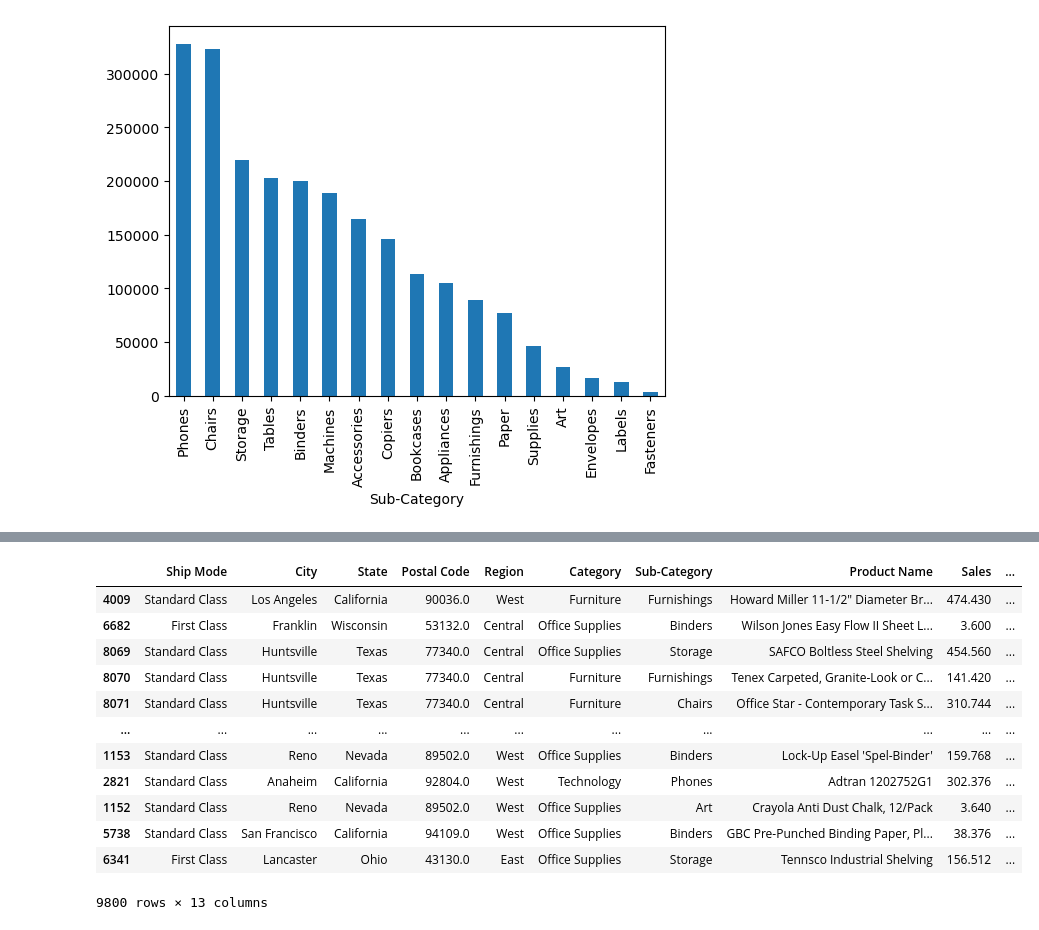
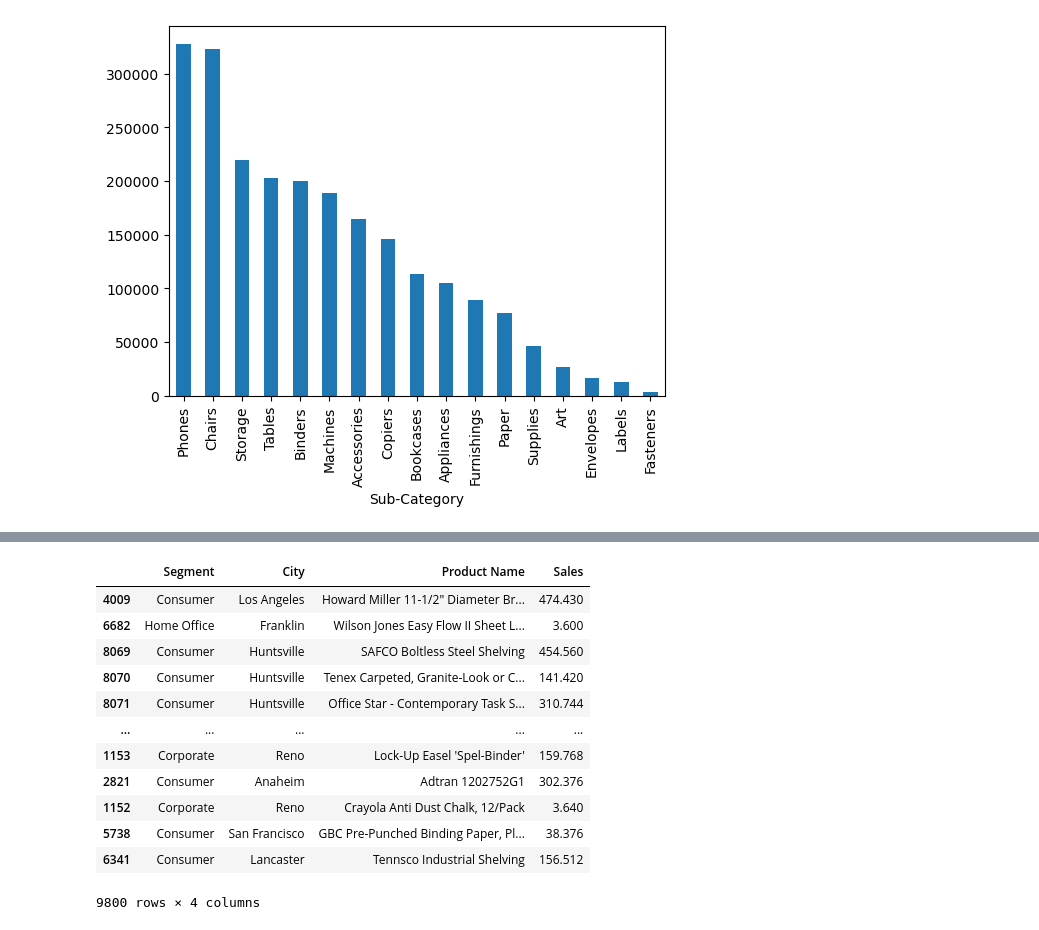
Before and after one commit to software-dogukan/Superstore_ML, a Jupyter notebook: data analysis.ipynb, the cells around one changed output, grey strips where cells are left out. Drawn from its saved outputs; the diff is of its cells as text; code cells hidden in the pictures.

```diff
--- a/data analysis.ipynb
+++ b/data analysis.ipynb
@@ -168,25 +168,19 @@ Index(['Order Date', 'Ship Date', 'Ship Mode', 'Customer Name', 'Segment',
 # %%
-data['Ship Date'] = pd.to_datetime(data['Ship Date'], dayfirst=True)
-data['Order Date'] = pd.to_datetime(data['Order Date'], dayfirst=True)
-data['Ship_Year'] = data['Ship Date'].dt.year
-data['Ship_Month'] = data['Ship Date'].dt.month
-data['Ship_Day'] = data['Ship Date'].dt.day
-data['Shipping_Duration'] = (data['Ship Date'] - data['Order Date']).dt.days
-data = data.drop(['Ship Date','Order Date','Customer Name','Segment','Country'], axis=1)
+data = data.drop(['Ship Date','Order Date','Customer Name','Country','State','Ship Mode','Postal Code','Region','Sub-Category','Category'], axis=1)
 data
 # %% [output]
-|  | Ship Mode | City | State | Postal Code | Region | Category | Sub-Category | Product Name | Sales | ... |
-| 4009 | Standard Class | Los Angeles | California | 90036.0 | West | Furniture | Furnishings | Howard Miller 11-1/2" Diameter Br... | 474.430 | ... |
-| 6682 | First Class | Franklin | Wisconsin | 53132.0 | Central | Office Supplies | Binders | Wilson Jones Easy Flow II Sheet L... | 3.600 | ... |
-| 8069 | Standard Class | Huntsville | Texas | 77340.0 | Central | Office Supplies | Storage | SAFCO Boltless Steel Shelving | 454.560 | ... |
-| 8070 | Standard Class | Huntsville | Texas | 77340.0 | Central | Furniture | Furnishings | Tenex Carpeted, Granite-Look or C... | 141.420 | ... |
-| 8071 | Standard Class | Huntsville | Texas | 77340.0 | Central | Furniture | Chairs | Office Star - Contemporary Task S... | 310.744 | ... |
-| ... | ... | ... | ... | ... | ... | ... | ... | ... | ... | ... |
-| 1153 | Standard Class | Reno | Nevada | 89502.0 | West | Office Supplies | Binders | Lock-Up Easel 'Spel-Binder' | 159.768 | ... |
-| 2821 | Standard Class | Anaheim | California | 92804.0 | West | Technology | Phones | Adtran 1202752G1 | 302.376 | ... |
-| 1152 | Standard Class | Reno | Nevada | 89502.0 | West | Office Supplies | Art | Crayola Anti Dust Chalk, 12/Pack | 3.640 | ... |
-| 5738 | Standard Class | San Francisco | California | 94109.0 | West | Office Supplies | Binders | GBC Pre-Punched Binding Paper, Pl... | 38.376 | ... |
-| 6341 | First Class | Lancaster | Ohio | 43130.0 | East | Office Supplies | Storage | Tennsco Industrial Shelving | 156.512 | ... |
+|  | Segment | City | Product Name | Sales |
+| 4009 | Consumer | Los Angeles | Howard Miller 11-1/2" Diameter Br... | 474.430 |
+| 6682 | Home Office | Franklin | Wilson Jones Easy Flow II Sheet L... | 3.600 |
+| 8069 | Consumer | Huntsville | SAFCO Boltless Steel Shelving | 454.560 |
+| 8070 | Consumer | Huntsville | Tenex Carpeted, Granite-Look or C... | 141.420 |
+| 8071 | Consumer | Huntsville | Office Star - Contemporary Task S... | 310.744 |
+| ... | ... | ... | ... | ... |
+| 1153 | Corporate | Reno | Lock-Up Easel 'Spel-Binder' | 159.768 |
+| 2821 | Consumer | Anaheim | Adtran 1202752G1 | 302.376 |
+| 1152 | Corporate | Reno | Crayola Anti Dust Chalk, 12/Pack | 3.640 |
+| 5738 | Consumer | San Francisco | GBC Pre-Punched Binding Paper, Pl... | 38.376 |
+| 6341 | Consumer | Lancaster | Tennsco Industrial Shelving | 156.512 |
-9800 rows × 13 columns
+9800 rows × 4 columns
 # %%
 from sklearn.model_selection import train_test_split
```
Also changed, not shown: parts of 4 cells of this notebook.
